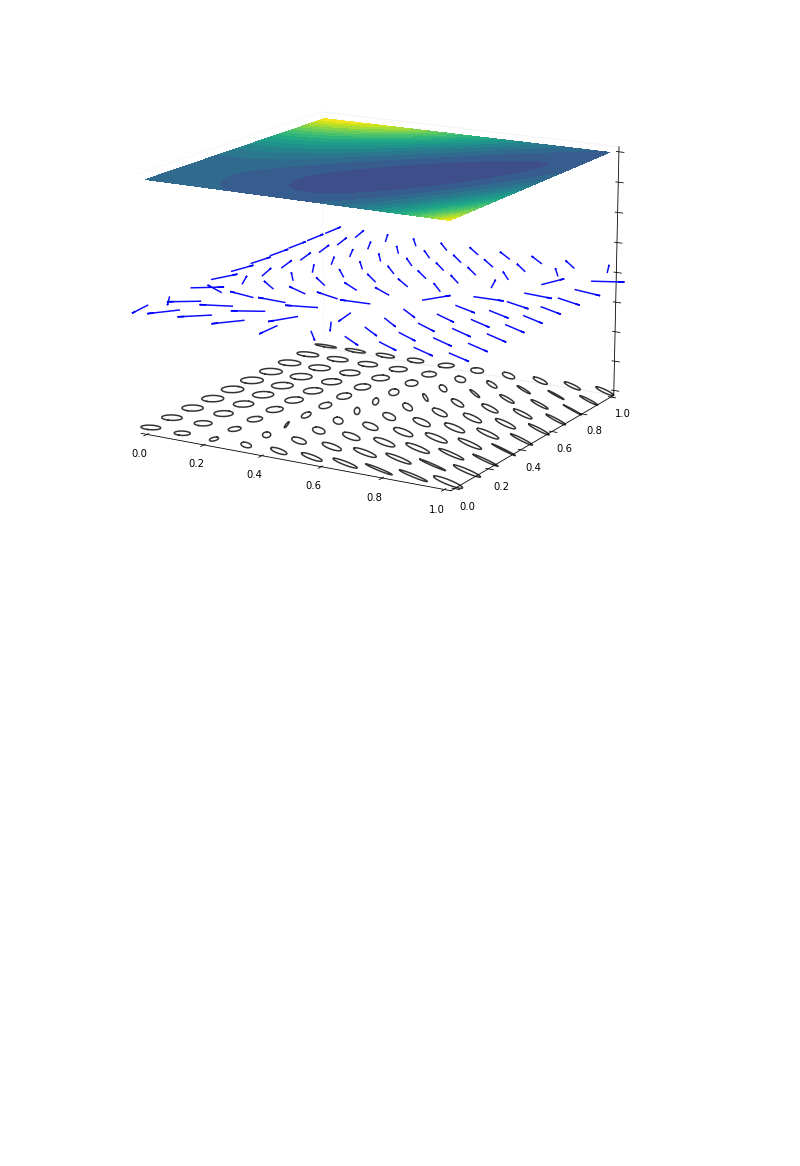
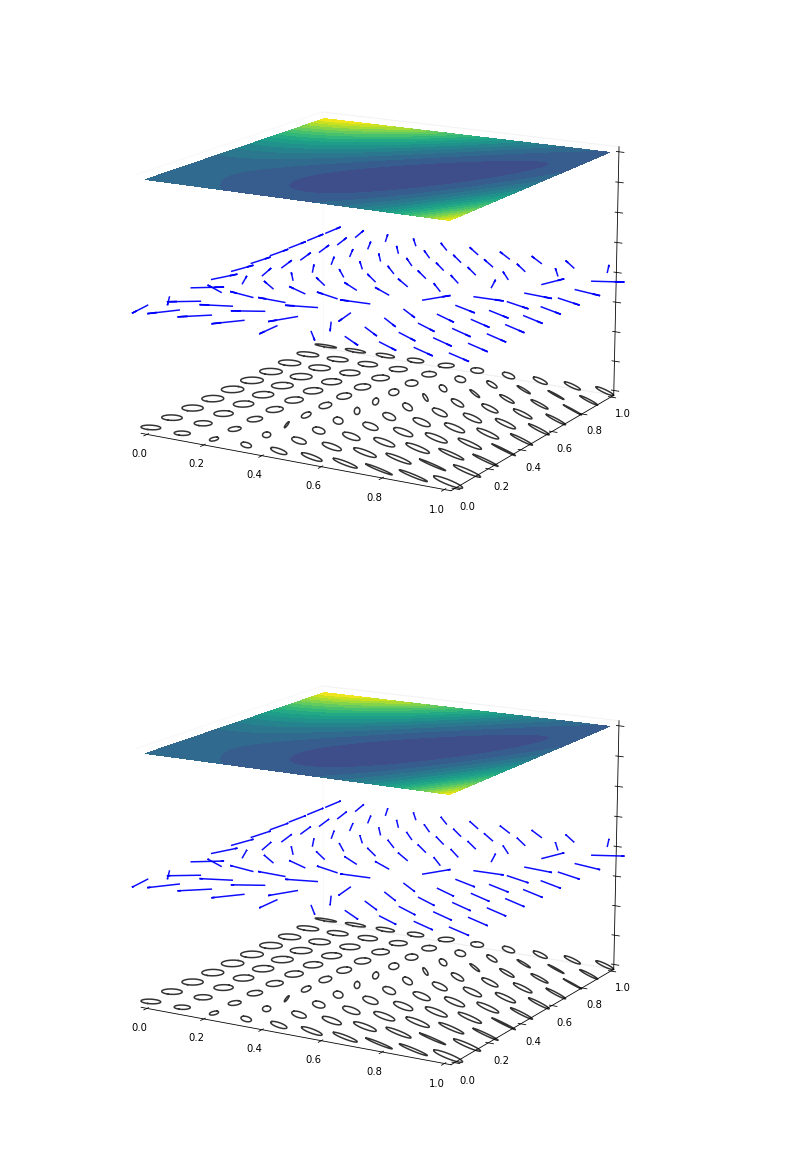
Before and after one commit to niklasschmitz/ad-kernels, a Jupyter notebook: pde/hessian_plot.ipynb, the cells around one changed output. Saved outputs shown, nothing was run; the diff lists cells and outputs as text; code cells hidden in the pictures; blank space fills up the shorter version.

Commit message:
Update toc plot code

```diff
--- a/pde/hessian_plot.ipynb
+++ b/pde/hessian_plot.ipynb
@@ -193,2 +192,50 @@ fig.savefig("TOC_stack.pdf")
 # %% [output]
 [figure]
+# %%
+def toc_plot(f):
+    h = jax.vmap(jax.hessian(f))(xtest2)
+    eigvals, eigvecs = jax.vmap(jnp.linalg.eigh)(h)
+    λ1, v1 = eigvals[:,0], eigvecs[:,0]
+    λ2, v2 = eigvals[:,1], eigvecs[:,1]
+    scale = lambda λ, v: v * (jnp.sqrt(jnp.abs(λ)) * jnp.sign(λ))
+    scaled1 = jax.vmap(scale)(λ1, v1)
+    scaled2 = jax.vmap(scale)(λ2, v2)
+    def ellipse(vec1, vec2):
+        theta = jnp.linspace(0, 2*jnp.pi, 100)
+        return jax.vmap(lambda t: jnp.sin(t)*vec1 + jnp.cos(t)*vec2)(theta)
+    ells = jax.vmap(ellipse)(scaled1, scaled2)*0.002
+
+    fig = plt.figure(figsize=(10,10))
+    ax = fig.add_subplot(projection='3d',computed_zorder=False)
+
+    # plot ellipses
+    for (xi, ell) in zip(xtest2, ells):
+        ell = ell + xi
+        ax.plot(*ell.T, zs=0, color="black", alpha=0.80)
+
+    # plot grads
+    grads = jax.vmap(jax.grad(f))(xtest2)
+    ax.quiver(xtest2[:,0], xtest2[:,1], 4*jnp.ones(len(xtest2)), grads[:,0], grads[:,1], jnp.zeros(len(xtest2)),
+        length=0.1, normalize=True, color='blue', alpha=0.95, arrow_length_ratio=0.1, zorder=10)
+
+    # plot function values
+    xgrid = xtest.reshape(ngrid, ngrid, 2)
+    z = jax.vmap(f)(xtest).reshape(ngrid, ngrid)
+    ax.contourf(xgrid[:,:,0], xgrid[:,:,1], z, zdir='z', offset=8, levels=levels, zorder=20)
+
+    # hide walls
+    plt.setp(ax.get_zticklabels(), visible=False)
+    ax.grid(False)
+    ax.w_xaxis.pane.fill = False
+    ax.w_yaxis.pane.fill = False
+    ax.w_zaxis.pane.fill = False
+    ax.set(xlim=(0,1), ylim=(0,1), zlim=(0,8))
+    ax.view_init(elev=15.)
+
+    plt.close()
+
+    return fig
+
+toc_plot(f_sol)
+# %% [output]
+[figure, added]
```
Also changed, not shown: parts of 3 cells of this notebook.
